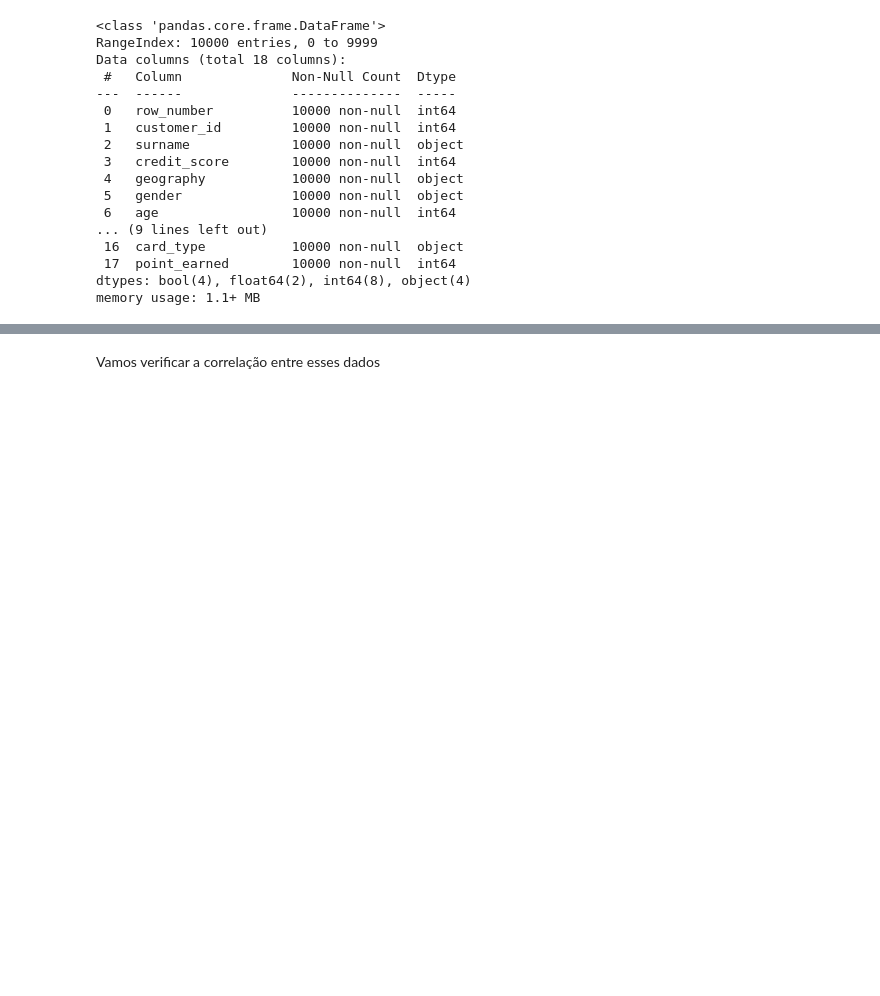
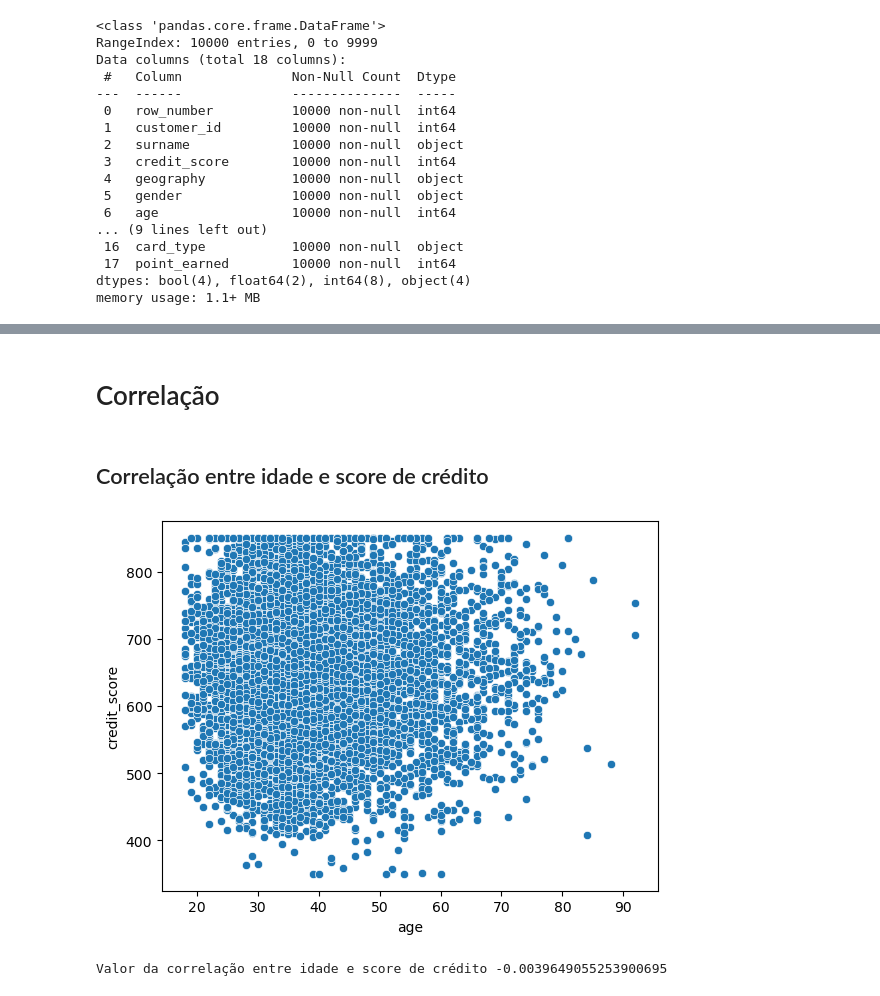
Before and after one commit to Phillips-MF/DataScience, a Jupyter notebook: Python/Bank Churn/Analysis.ipynb, the cells around one changed output, grey strips where cells are left out. Saved outputs shown, nothing was run; the diff lists cells and outputs as text; code cells hidden in the pictures; blank space fills up the shorter version.

```diff
--- a/Python/Bank Churn/Analysis.ipynb
+++ b/Python/Bank Churn/Analysis.ipynb
@@ -21,5 +24,5 @@ import matplotlib.pyplot as plt
 connection = get_engine()
 # %%
 sql = 'SELECT * FROM customer_churns'
-churns = pd.read_sql_query(sql, connection)
+df_churns = pd.read_sql_query(sql, connection)
 # %% [markdown]
@@ -56,5 +59,15 @@ churns.describe()
 | 50% | 5000.50000 | 1.569074e+07 | 652.000000 | 37.000000 | 5.000000 | 97198.540000 | 1.000000 | 100193.915000 | ... |
 | 75% | 7500.25000 | 1.575323e+07 | 718.000000 | 44.000000 | 7.000000 | 127644.240000 | 2.000000 | 149388.247500 | ... |
 | max | 10000.00000 | 1.581569e+07 | 850.000000 | 92.000000 | 10.000000 | 250898.090000 | 4.000000 | 199992.480000 | ... |
-# %% [markdown]
-Vamos verificar a correlação entre esses dados
+# %% [markdown]
+# Correlação
+# %% [markdown]
+## Correlação entre idade e score de crédito
+# %%
+#Correlação simples entre idade e score de crédito
+sns.scatterplot(data=df_churns,x='age',y='credit_score')
+plt.show()
+print(f"Valor da correlação entre idade e score de crédito {df_churns['age'].corr(df_churns['credit_score'])}")
+# %% [output]
+[figure, added]
+Valor da correlação entre idade e score de crédito -0.0039649055253900695
```
Also changed, not shown: parts of 11 cells of this notebook.
